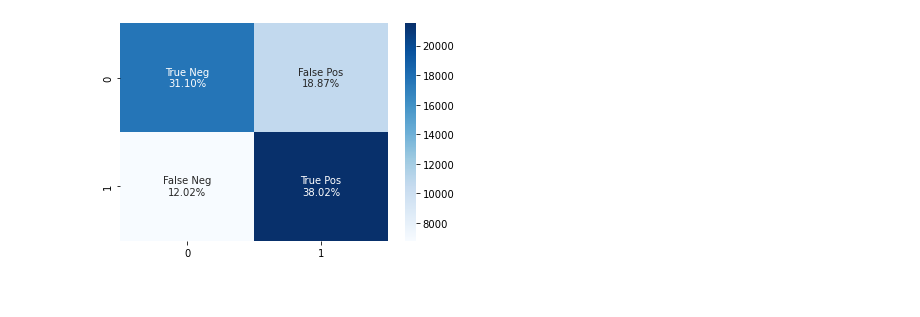
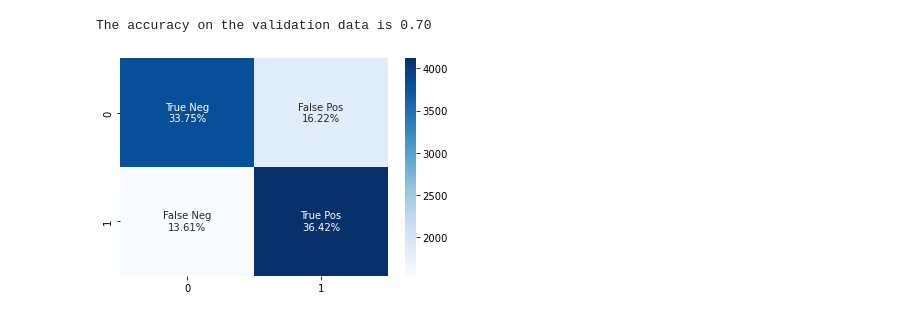
Before and after one commit to mbertani/responsible-datascience-ws, a Jupyter notebook: clean_code/creating_functions.ipynb, the cells around one changed output. Cells and saved outputs as stored; diff of their text form; code cells hidden in the pictures.

```diff
--- a/clean_code/creating_functions.ipynb
+++ b/clean_code/creating_functions.ipynb
@@ -90 +101,18 @@ def train_eval_model(model, X_train: np.ndarray, y_train: np.ndarray) -> None:
+# %%
+def test_eval_model(model, X_valid: np.ndarray, y_valid: np.ndarray) -> None:
+    """Train model and evaluate the results
+    Parameters
+    ----------
+    model:
+        some type of model following sklearn's interface
+    X_train:
+        training parameters
+    y_train:
+        training labels
+    """
+    y_pred = model.predict(X_valid)
+    cf_matrix = confusion_matrix(y_valid.values.ravel(), y_pred)
+    plot_evaluation_result(cf_matrix)
+    acc = accuracy_score(y_valid.values.ravel(), y_pred)
+    print(f"The accuracy on the validation data is {acc:.2f}")
 # %%
@@ -104,9 +140,5 @@ train_eval_model(logit_model, X_train, y_train)
-# %%
-rf_model = RandomForestClassifier(
-    n_estimators=100,
-    criterion="gini",
-    max_depth=5,
-    random_state=42)
-train_eval_model(rf_model, X_train, y_train)
-# %% [output]
-[figure, removed]
+# %%
+test_eval_model(logit_model, X_valid, y_valid)
+# %% [output]
+The accuracy on the validation data is 0.70
+[figure, added]
```
Also changed, not shown: parts of 10 cells of this notebook, 9 other files.
